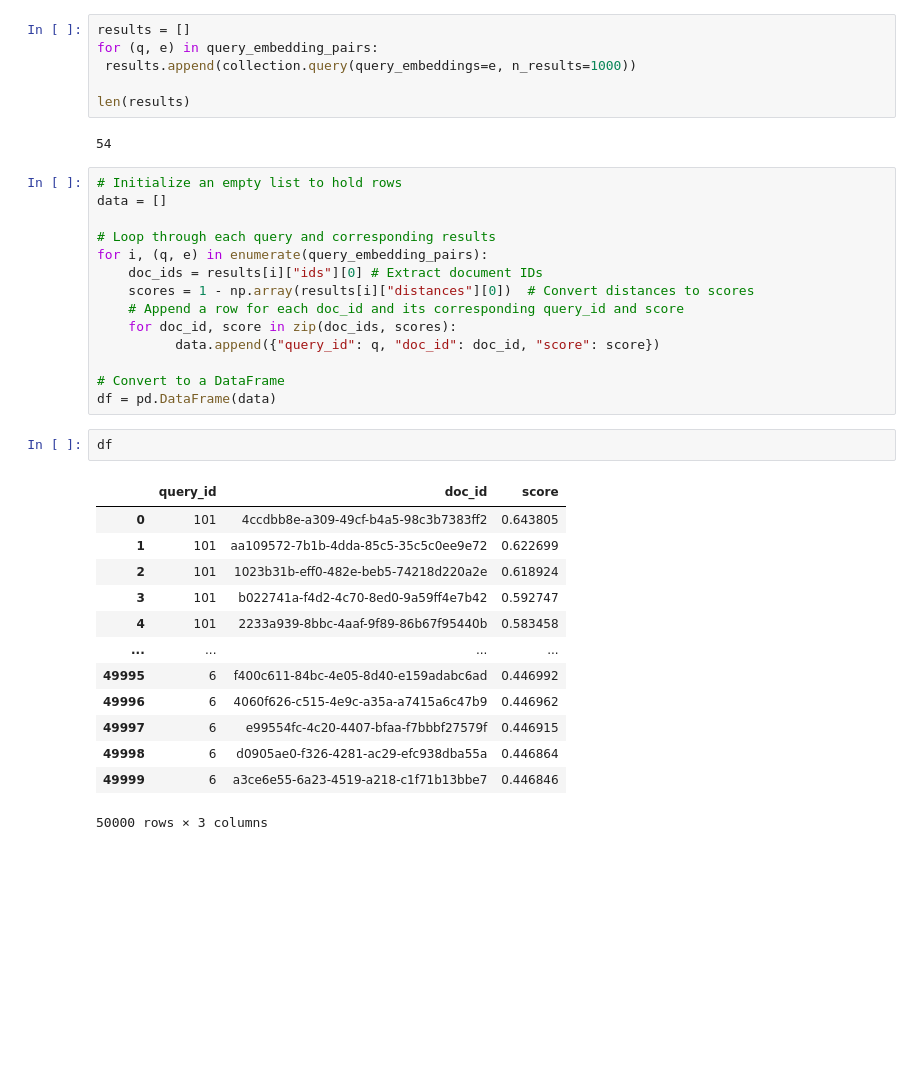
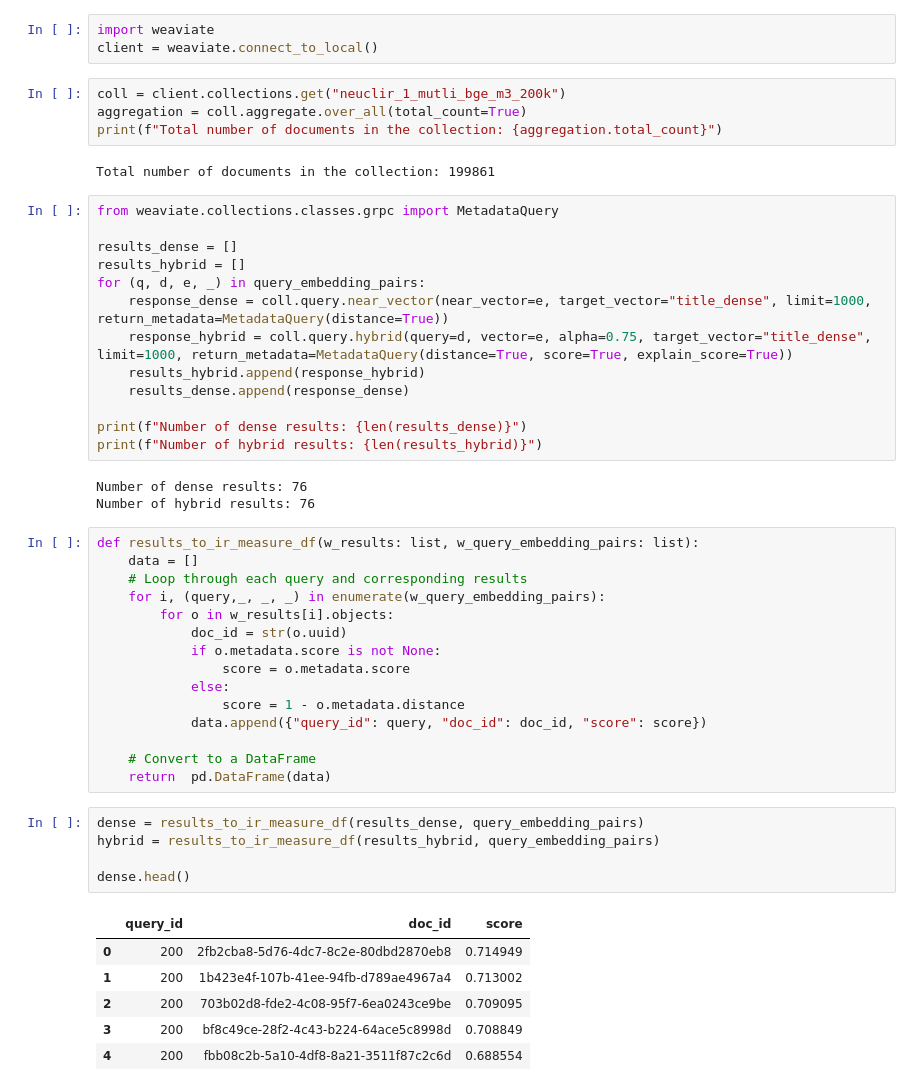
Before and after one commit to ItsZiroy/ie691_ir_project, a Jupyter notebook: m3_sentence_transformer/evaluation_weaviate.ipynb, the cells around one changed output. Drawn from its saved outputs; the diff is of its cells as text; blank space fills up the shorter version.

```diff
--- a/m3_sentence_transformer/evaluation_weaviate.ipynb
+++ b/m3_sentence_transformer/evaluation_weaviate.ipynb
@@ -45,40 +30,54 @@ len(query_embedding_pairs)
+# %%
+import weaviate
+client = weaviate.connect_to_local()
+# %%
+coll = client.collections.get("neuclir_1_mutli_bge_m3_200k")
+aggregation = coll.aggregate.over_all(total_count=True)
+print(f"Total number of documents in the collection: {aggregation.total_count}")
+# %% [output]
+Total number of documents in the collection: 199861
 # %%
-results = []
-for (q, e) in query_embedding_pairs:
- results.append(collection.query(query_embeddings=e, n_results=1000))
+from weaviate.collections.classes.grpc import MetadataQuery
 
-len(results)
+results_dense = []
+results_hybrid = []
+for (q, d, e, _) in query_embedding_pairs:
+    response_dense = coll.query.near_vector(near_vector=e, target_vector="title_dense", limit=1000, return_metadata=MetadataQuery(distance=True))
+    response_hybrid = coll.query.hybrid(query=d, vector=e, alpha=0.75, target_vector="title_dense", limit=1000, return_metadata=MetadataQuery(distance=True, score=True, explain_score=True))
+    results_hybrid.append(response_hybrid)
+    results_dense.append(response_dense)
+
+print(f"Number of dense results: {len(results_dense)}")
+print(f"Number of hybrid results: {len(results_hybrid)}")
 # %% [output]
-54
+Number of dense results: 76
+Number of hybrid results: 76
 # %%
-# Initialize an empty list to hold rows
-data = []
+def results_to_ir_measure_df(w_results: list, w_query_embedding_pairs: list):
+    data = []
+    # Loop through each query and corresponding results
+    for i, (query,_, _, _) in enumerate(w_query_embedding_pairs):
+        for o in w_results[i].objects:
+            doc_id = str(o.uuid)
+            if o.metadata.score is not None:
+                score = o.metadata.score
+            else:
+                score = 1 - o.metadata.distance
+            data.append({"query_id": query, "doc_id": doc_id, "score": score})
 
-# Loop through each query and corresponding results
-for i, (q, e) in enumerate(query_embedding_pairs):
-    doc_ids = results[i]["ids"][0] # Extract document IDs
-    scores = 1 - np.array(results[i]["distances"][0])  # Convert distances to scores
-    # Append a row for each doc_id and its corresponding query_id and score
-    for doc_id, score in zip(doc_ids, scores):
-          data.append({"query_id": q, "doc_id": doc_id, "score": score})
-
-# Convert to a DataFrame
-df = pd.DataFrame(data)
+    # Convert to a DataFrame
+    return  pd.DataFrame(data)
 # %%
-df
+dense = results_to_ir_measure_df(results_dense, query_embedding_pairs)
+hybrid = results_to_ir_measure_df(results_hybrid, query_embedding_pairs)
+
+dense.head()
 # %% [output]
 |  | query_id | doc_id | score |
-| 0 | 101 | 4ccdbb8e-a309-49cf-b4a5-98c3b7383ff2 | 0.643805 |
-| 1 | 101 | aa109572-7b1b-4dda-85c5-35c5c0ee9e72 | 0.622699 |
-| 2 | 101 | 1023b31b-eff0-482e-beb5-74218d220a2e | 0.618924 |
-| 3 | 101 | b022741a-f4d2-4c70-8ed0-9a59ff4e7b42 | 0.592747 |
-| 4 | 101 | 2233a939-8bbc-4aaf-9f89-86b67f95440b | 0.583458 |
-| ... | ... | ... | ... |
-| 49995 | 6 | f400c611-84bc-4e05-8d40-e159adabc6ad | 0.446992 |
-| 49996 | 6 | 4060f626-c515-4e9c-a35a-a7415a6c47b9 | 0.446962 |
-| 49997 | 6 | e99554fc-4c20-4407-bfaa-f7bbbf27579f | 0.446915 |
-| 49998 | 6 | d0905ae0-f326-4281-ac29-efc938dba55a | 0.446864 |
-| 49999 | 6 | a3ce6e55-6a23-4519-a218-c1f71b13bbe7 | 0.446846 |
+| 0 | 200 | 2fb2cba8-5d76-4dc7-8c2e-80dbd2870eb8 | 0.714949 |
+| 1 | 200 | 1b423e4f-107b-41ee-94fb-d789ae4967a4 | 0.713002 |
+| 2 | 200 | 703b02d8-fde2-4c08-95f7-6ea0243ce9be | 0.709095 |
+| 3 | 200 | bf8c49ce-28f2-4c43-b224-64ace5c8998d | 0.708849 |
+| 4 | 200 | fbb08c2b-5a10-4df8-8a21-3511f87c2c6d | 0.688554 |
-50000 rows × 3 columns
 # %%
 
```
Also changed, not shown: parts of 22 cells of this notebook, 4 other files.
